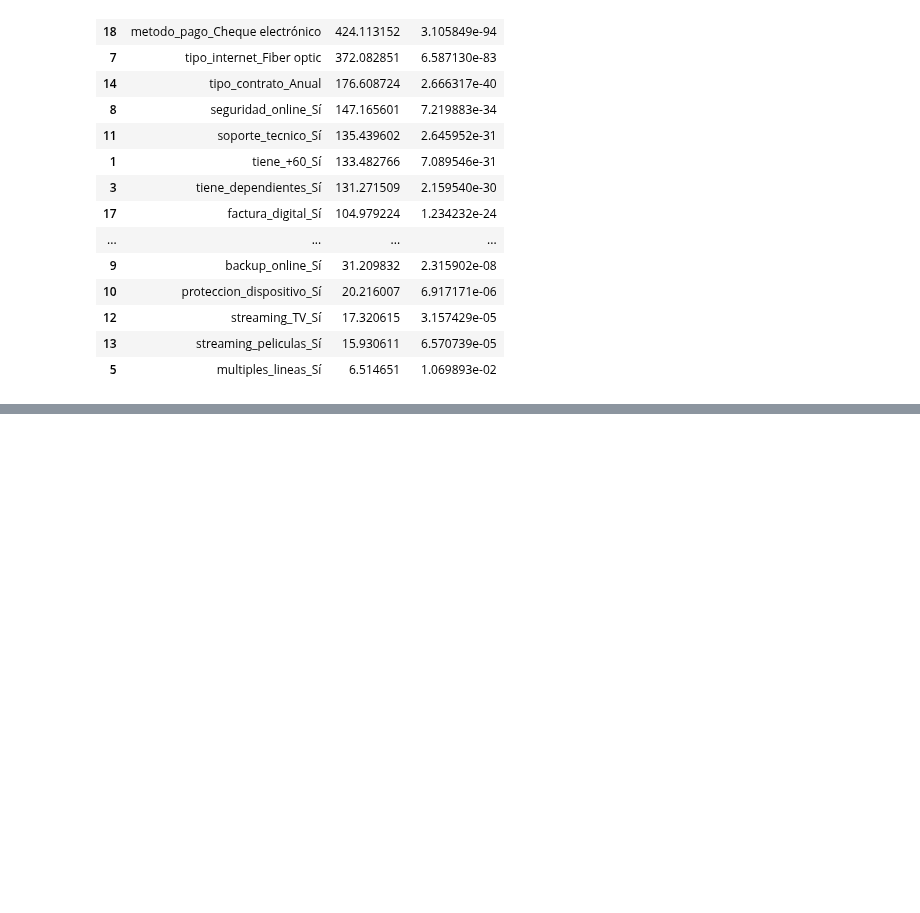
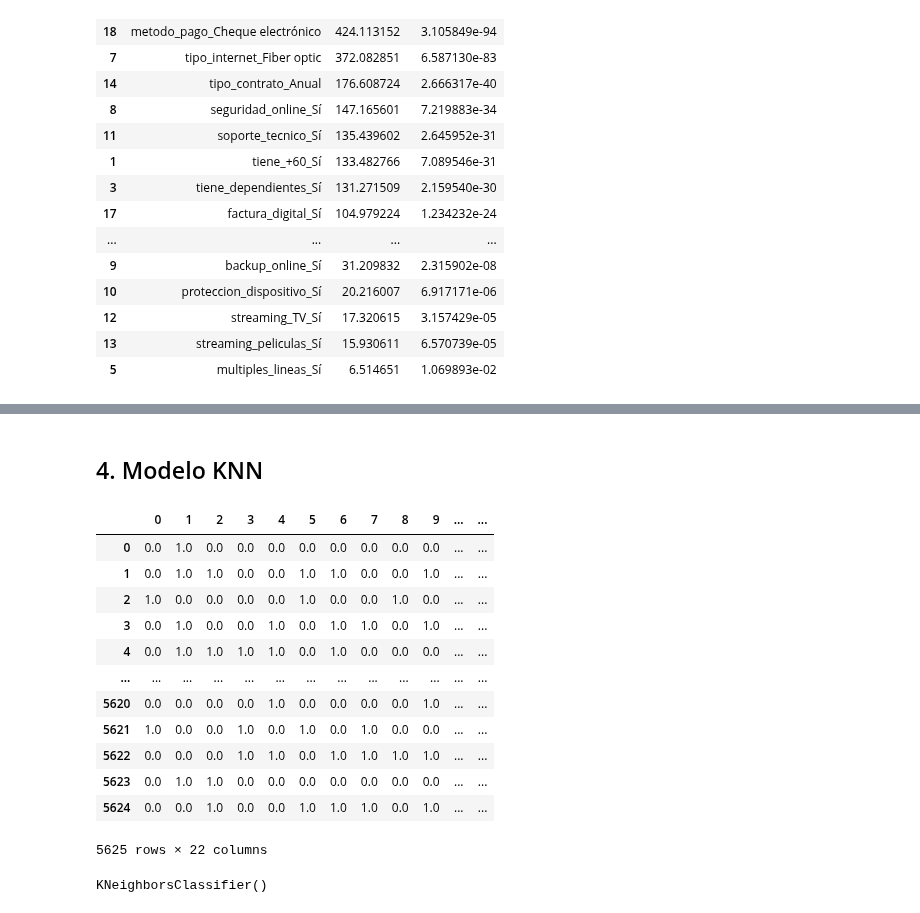
Before and after one commit to Anel-7/challenge-TelecomX-2-prediccion-de-evasion-de-clientes, a Jupyter notebook: TelecomX2.ipynb, the cells around one changed output, grey strips where cells are left out. Saved outputs shown, nothing was run; the diff lists cells and outputs as text; code cells hidden in the pictures; blank space fills up the shorter version.

```diff
--- a/TelecomX2.ipynb
+++ b/TelecomX2.ipynb
@@ -277,0 +339,3 @@ Index(['evasión_Sí', 'tiene_+60_Sí', 'tiene_pareja_Sí',
+# %%
+modelo_log_b = LogisticRegression(max_iter=1000, class_weight="balanced")
+modelo_log_b.fit(X_train, y_train)
@@ -277,0 +361,3 @@ Index(['evasión_Sí', 'tiene_+60_Sí', 'tiene_pareja_Sí',
+# %%
+modelo_arbol = DecisionTreeClassifier(max_depth = 5, random_state=42)
+modelo_arbol.fit(X_train, y_train)
@@ -277,0 +383,3 @@ Index(['evasión_Sí', 'tiene_+60_Sí', 'tiene_pareja_Sí',
+# %%
+modelo_rf = RandomForestClassifier(max_depth = 5, random_state=42)
+modelo_rf.fit(X_train, y_train)
@@ -277,0 +401,2 @@ Index(['evasión_Sí', 'tiene_+60_Sí', 'tiene_pareja_Sí',
+# %% [markdown]
+## 4. Modelo KNN
@@ -277,0 +405,19 @@ Index(['evasión_Sí', 'tiene_+60_Sí', 'tiene_pareja_Sí',
+# %%
+normalizacion = MinMaxScaler()
+X_train_normalizado = normalizacion.fit_transform(X_train)
+# %%
+pd.DataFrame(X_train_normalizado)
+# %% [output]
+|  | 0 | 1 | 2 | 3 | 4 | 5 | 6 | 7 | 8 | 9 | ... | ... |
+| 0 | 0.0 | 1.0 | 0.0 | 0.0 | 0.0 | 0.0 | 0.0 | 0.0 | 0.0 | 0.0 | ... | ... |
+| 1 | 0.0 | 1.0 | 1.0 | 0.0 | 0.0 | 1.0 | 1.0 | 0.0 | 0.0 | 1.0 | ... | ... |
+| 2 | 1.0 | 0.0 | 0.0 | 0.0 | 0.0 | 1.0 | 0.0 | 0.0 | 1.0 | 0.0 | ... | ... |
+| 3 | 0.0 | 1.0 | 0.0 | 0.0 | 1.0 | 0.0 | 1.0 | 1.0 | 0.0 | 1.0 | ... | ... |
+| 4 | 0.0 | 1.0 | 1.0 | 1.0 | 1.0 | 0.0 | 1.0 | 0.0 | 0.0 | 0.0 | ... | ... |
+| ... | ... | ... | ... | ... | ... | ... | ... | ... | ... | ... | ... | ... |
+| 5620 | 0.0 | 0.0 | 0.0 | 0.0 | 1.0 | 0.0 | 0.0 | 0.0 | 0.0 | 1.0 | ... | ... |
+| 5621 | 1.0 | 0.0 | 0.0 | 1.0 | 0.0 | 1.0 | 0.0 | 1.0 | 0.0 | 0.0 | ... | ... |
+| 5622 | 0.0 | 0.0 | 0.0 | 1.0 | 1.0 | 0.0 | 1.0 | 1.0 | 1.0 | 1.0 | ... | ... |
+| 5623 | 0.0 | 1.0 | 1.0 | 0.0 | 0.0 | 0.0 | 0.0 | 0.0 | 0.0 | 0.0 | ... | ... |
+| 5624 | 0.0 | 0.0 | 1.0 | 0.0 | 0.0 | 1.0 | 1.0 | 1.0 | 0.0 | 1.0 | ... | ... |
+5625 rows × 22 columns
@@ -277,0 +426,5 @@ Index(['evasión_Sí', 'tiene_+60_Sí', 'tiene_pareja_Sí',
+# %%
+modelo_knn = KNeighborsClassifier()
+modelo_knn.fit(X_train_normalizado, y_train)
+# %% [output]
+KNeighborsClassifier()
```
Also changed, not shown: parts of 30 cells of this notebook.
